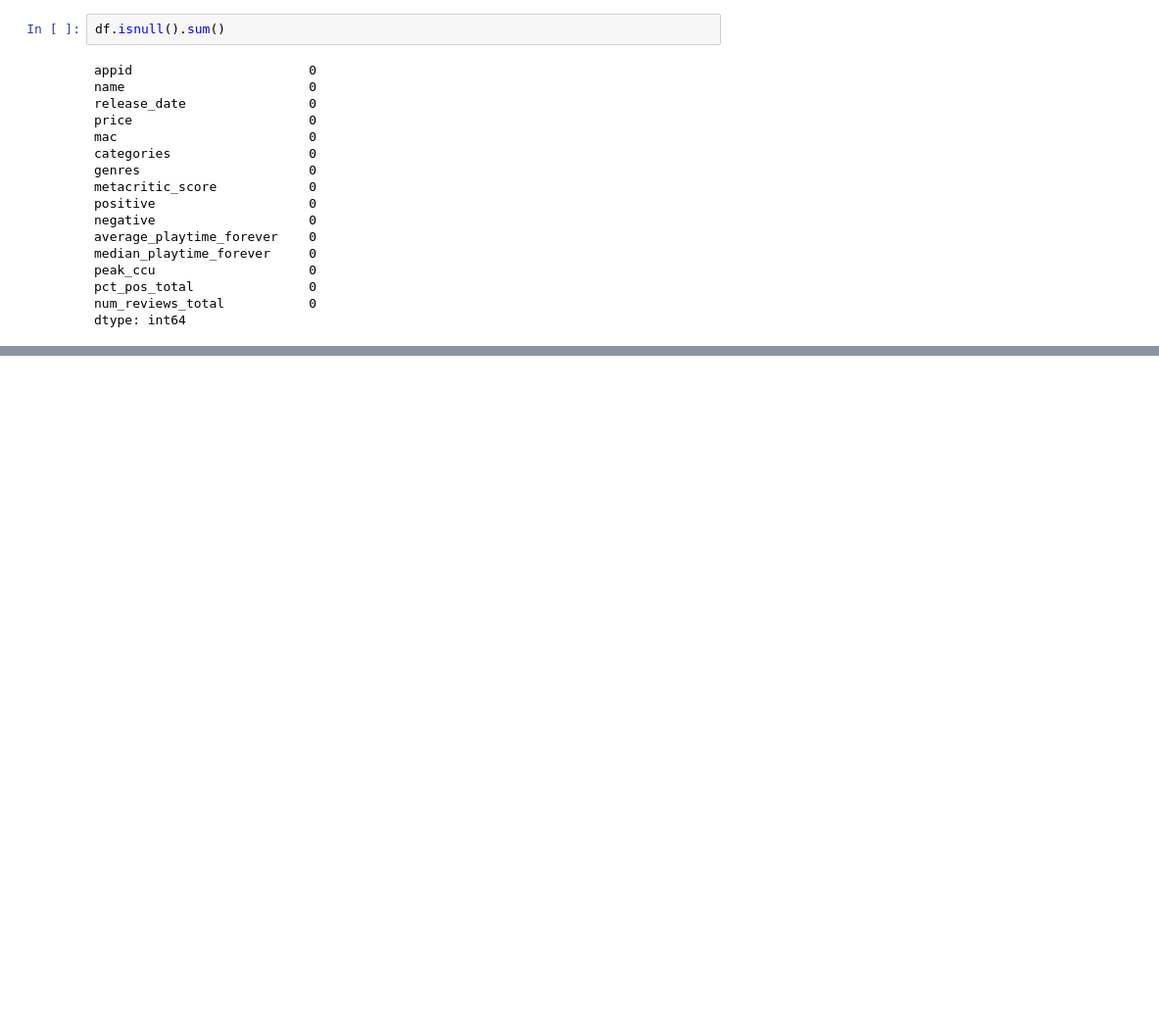
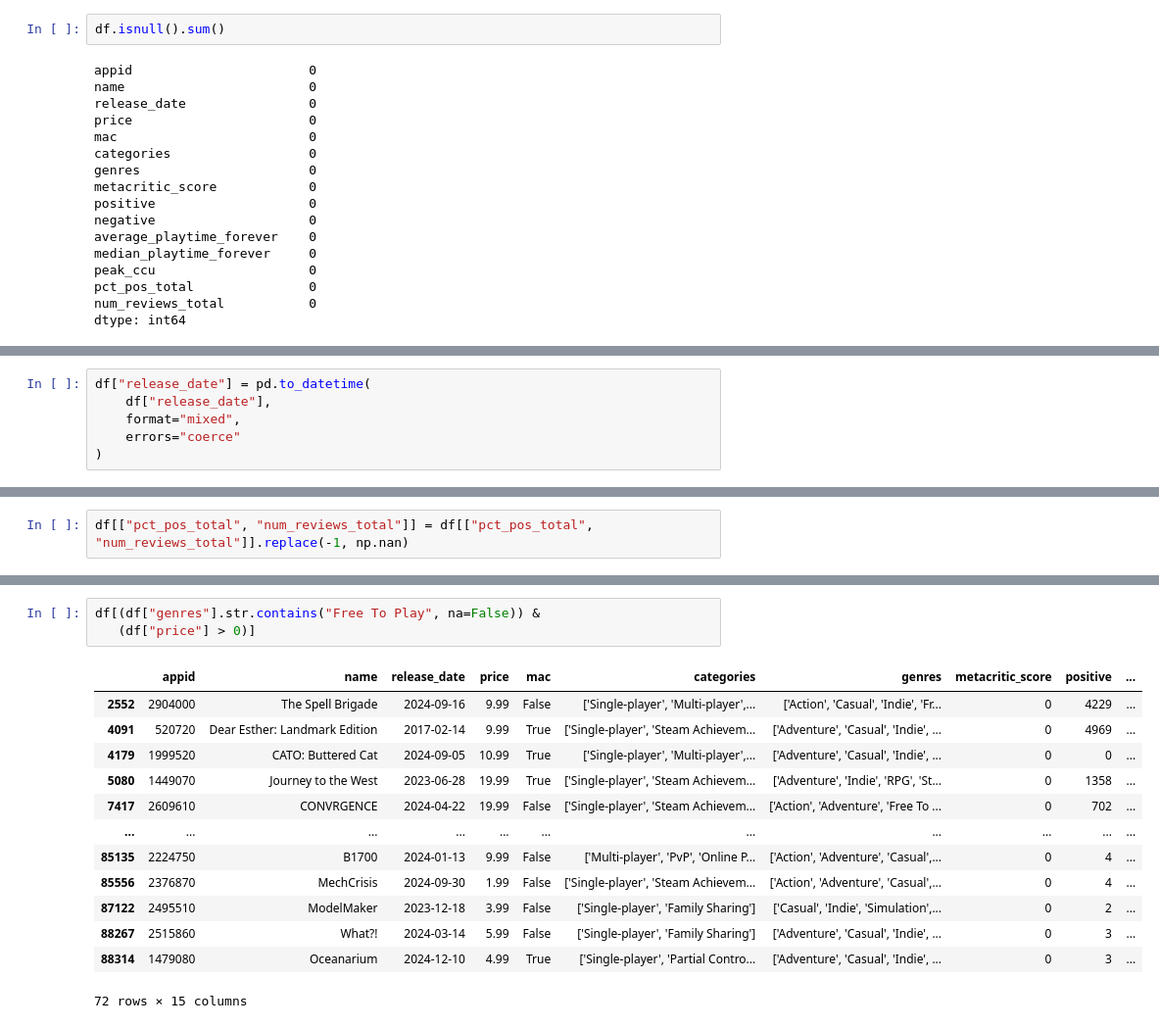
Before and after one commit to 2026742-BRENO/2026742-CCT, a Jupyter notebook: CA2/notebooks/CA2_Notebook.ipynb, the cells around one changed output, grey strips where cells are left out. Shown at 98% size. Cells and saved outputs as stored; diff of their text form; blank space fills up the shorter version.

```diff
--- a/CA2/notebooks/CA2_Notebook.ipynb
+++ b/CA2/notebooks/CA2_Notebook.ipynb
@@ -119,0 +268,6 @@ These values require further investigation, as they may represent valid observat
+# %%
+df["release_date"] = pd.to_datetime(
+    df["release_date"],
+    format="mixed",
+    errors="coerce"
+)
@@ -119,0 +401,2 @@ These values require further investigation, as they may represent valid observat
+# %%
+df[["pct_pos_total", "num_reviews_total"]] = df[["pct_pos_total", "num_reviews_total"]].replace(-1, np.nan)
@@ -119,0 +428,17 @@ These values require further investigation, as they may represent valid observat
+# %%
+df[(df["genres"].str.contains("Free To Play", na=False)) &
+   (df["price"] > 0)]
+# %% [output]
+|  | appid | name | release_date | price | mac | categories | genres | metacritic_score | positive | ... |
+| 2552 | 2904000 | The Spell Brigade | 2024-09-16 | 9.99 | False | ['Single-player', 'Multi-player',... | ['Action', 'Casual', 'Indie', 'Fr... | 0 | 4229 | ... |
+| 4091 | 520720 | Dear Esther: Landmark Edition | 2017-02-14 | 9.99 | True | ['Single-player', 'Steam Achievem... | ['Adventure', 'Casual', 'Indie', ... | 0 | 4969 | ... |
+| 4179 | 1999520 | CATO: Buttered Cat | 2024-09-05 | 10.99 | True | ['Single-player', 'Multi-player',... | ['Adventure', 'Casual', 'Indie', ... | 0 | 0 | ... |
+| 5080 | 1449070 | Journey to the West | 2023-06-28 | 19.99 | True | ['Single-player', 'Steam Achievem... | ['Adventure', 'Indie', 'RPG', 'St... | 0 | 1358 | ... |
+| 7417 | 2609610 | CONVRGENCE | 2024-04-22 | 19.99 | False | ['Single-player', 'Steam Achievem... | ['Action', 'Adventure', 'Free To ... | 0 | 702 | ... |
+| ... | ... | ... | ... | ... | ... | ... | ... | ... | ... | ... |
+| 85135 | 2224750 | B1700 | 2024-01-13 | 9.99 | False | ['Multi-player', 'PvP', 'Online P... | ['Action', 'Adventure', 'Casual',... | 0 | 4 | ... |
+| 85556 | 2376870 | MechCrisis | 2024-09-30 | 1.99 | False | ['Single-player', 'Steam Achievem... | ['Action', 'Adventure', 'Casual',... | 0 | 4 | ... |
+| 87122 | 2495510 | ModelMaker | 2023-12-18 | 3.99 | False | ['Single-player', 'Family Sharing'] | ['Casual', 'Indie', 'Simulation',... | 0 | 2 | ... |
+| 88267 | 2515860 | What?! | 2024-03-14 | 5.99 | False | ['Single-player', 'Family Sharing'] | ['Adventure', 'Casual', 'Indie', ... | 0 | 3 | ... |
+| 88314 | 1479080 | Oceanarium | 2024-12-10 | 4.99 | True | ['Single-player', 'Partial Contro... | ['Adventure', 'Casual', 'Indie', ... | 0 | 3 | ... |
+72 rows × 15 columns
```
Also changed, not shown: parts of 31 cells of this notebook.
